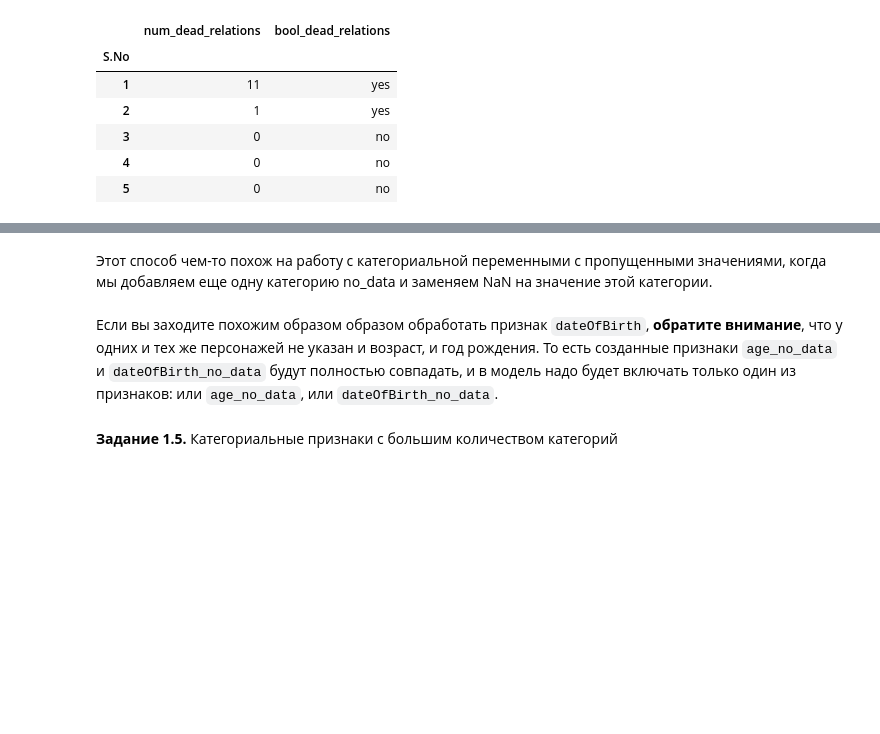
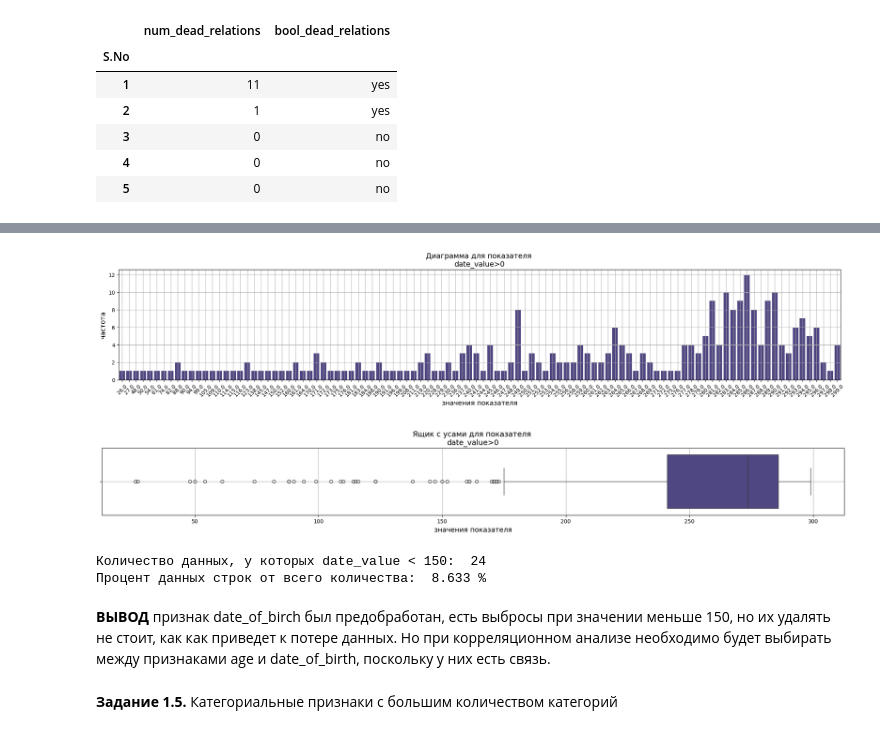
Before and after one commit to ValentinaZubareva2906/deep_learning_mipt, a Jupyter notebook: неделя 1 "Игра престолов"/game_of_thrones.ipynb, the cells around one changed output, grey strips where cells are left out. Cells and saved outputs as stored; diff of their text form; code cells hidden in the pictures; blank space fills up the shorter version.

```diff
--- a/неделя 1 "Игра престолов"/game_of_thrones.ipynb
+++ b/неделя 1 "Игра престолов"/game_of_thrones.ipynb
@@ -369,22 +412,37 @@ plt.grid(True)
 # %%
-data['date_value'] = [0 if np.isnan(x) else x for x in data['dateOfBirth']]# ДОБАВЬТЕ ВАШ КОД
-data['date_no_data'] = [1 if np.isnan(x) else 0 for x in data['dateOfBirth']]
+data['date_value'] = [0 if np.isnan(x) else x for x in data['date_of_birth']]
+data['date_no_data'] = [1 if np.isnan(x) else 0 for x in data['date_of_birth']]
 # %%
 dt2 = data.query('date_value >0')
 # %%
-plt.figure(figsize=(25, 5))
+plt.figure(figsize=[25,10])
+plt.subplots_adjust(wspace=0.4, hspace=0.6)
 
+plt.subplot(2, 1, 1)
 sns.countplot(x = 'date_value', data =dt2, color = '#483D8B')
-plt.title(f'Диаграмма для показателя \nage_value>0', fontsize=14)
+plt.title(f'Диаграмма для показателя \ndate_value>0', fontsize=14)
 plt.xlabel('значения показателя', fontsize=13)
 plt.xticks(rotation=45);
 plt.ylabel('частота', fontsize=13)
 plt.grid(True)
+
+plt.figure(figsize=[25,5])
+plt.subplot(2,1, 2)
+sns.boxplot(x = dt2['date_value'],color = '#483D8B')
+plt.title(f'Ящик с усами для показателя \ndate_value>0', fontsize=14)
+plt.xlabel('значения показателя',fontsize=13 )
+plt.grid(True);
+# %% [output]
+[figure, added]
+[figure, added]
-# %% [markdown]
-Этот способ чем-то похож на работу с категориальной переменными с пропущенными значениями, когда мы добавляем еще одну категорию no_data и заменяем NaN на значение этой категории.
-# %% [markdown]
-Если вы заходите похожим образом образом обработать признак `dateOfBirth`, **обратите внимание**, что у одних и тех же персонажей не указан и возраст, и год рождения.
-То есть созданные признаки `age_no_data` и `dateOfBirth_no_data` будут полностью совпадать, и в модель надо будет включать только один из признаков: или `age_no_data`, или `dateOfBirth_no_data`.
+# %%
+print('Количество данных, у которых date_value < 150: ',dt2.query('date_value < 150')['date_value'].count())
+print('Процент данных строк от всего количества: ',round(dt2.query('date_value < 150')['date_value'].count() / dt2.shape[0]* 100,3),"%")
+# %% [output]
+Количество данных, у которых date_value < 150:  24
+Процент данных строк от всего количества:  8.633 %
+# %% [markdown]
+**ВЫВОД**  признак date_of_birch был предобработан, есть выбросы при значении меньше 150, но их удалять не стоит, как как приведет к потере данных. Но при корреляционном анализе необходимо будет выбирать между признаками age и date_of_birth, поскольку у них есть связь.
 # %% [markdown]
 **Задание 1.5.** Категориальные признаки с большим количеством категорий
 # %% [markdown]
```
Also changed, not shown: parts of 178 cells of this notebook.
